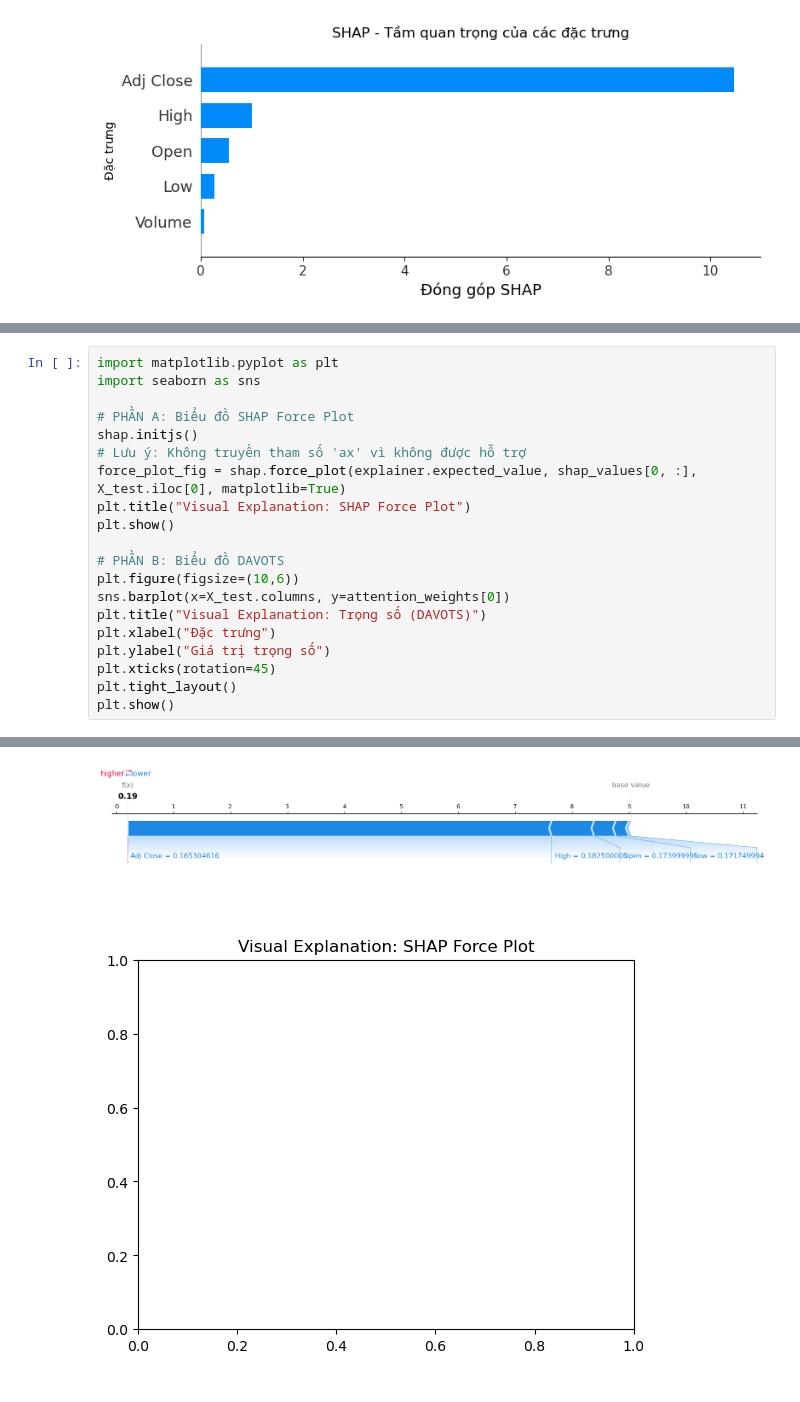
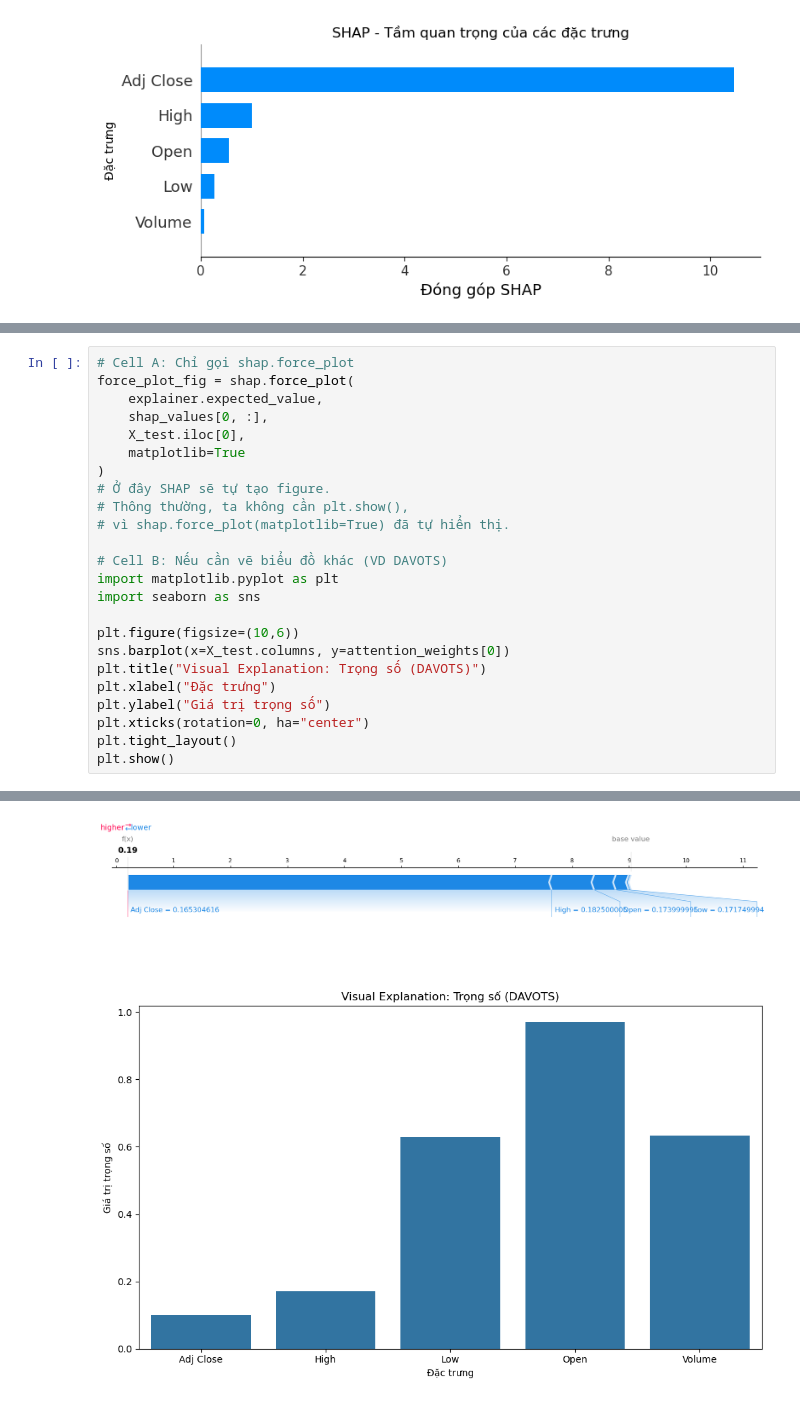
Before and after one commit to BludEir/B-n-S-H-, a Jupyter notebook: Assignment Nvidia/XAI for part 3.ipynb, the cells around one changed output, grey strips where cells are left out. Cells and saved outputs as stored; diff of their text form.

```diff
--- a/Assignment Nvidia/XAI for part 3.ipynb
+++ b/Assignment Nvidia/XAI for part 3.ipynb
@@ -133,21 +133,25 @@ plt.show()
 # %%
+# Cell A: Chỉ gọi shap.force_plot
+force_plot_fig = shap.force_plot(
+    explainer.expected_value,
+    shap_values[0, :],
+    X_test.iloc[0],
+    matplotlib=True
+)
+# Ở đây SHAP sẽ tự tạo figure.
+# Thông thường, ta không cần plt.show(),
+# vì shap.force_plot(matplotlib=True) đã tự hiển thị.
+
+# Cell B: Nếu cần vẽ biểu đồ khác (VD DAVOTS)
 import matplotlib.pyplot as plt
 import seaborn as sns
 
-# PHẦN A: Biểu đồ SHAP Force Plot
-shap.initjs()
-# Lưu ý: Không truyền tham số 'ax' vì không được hỗ trợ
-force_plot_fig = shap.force_plot(explainer.expected_value, shap_values[0, :], X_test.iloc[0], matplotlib=True)
-plt.title("Visual Explanation: SHAP Force Plot")
-plt.show()
-
-# PHẦN B: Biểu đồ DAVOTS
 plt.figure(figsize=(10,6))
 sns.barplot(x=X_test.columns, y=attention_weights[0])
 plt.title("Visual Explanation: Trọng số (DAVOTS)")
 plt.xlabel("Đặc trưng")
 plt.ylabel("Giá trị trọng số")
-plt.xticks(rotation=45)
+plt.xticks(rotation=0, ha="center")
 plt.tight_layout()
 plt.show()
 # %% [output]
@@ -155,2 +158,2 @@ plt.show()
 [figure]
-[figure, old version]
+[figure, new version]
```
Also changed, not shown: parts of 6 cells of this notebook, 2 other files.
